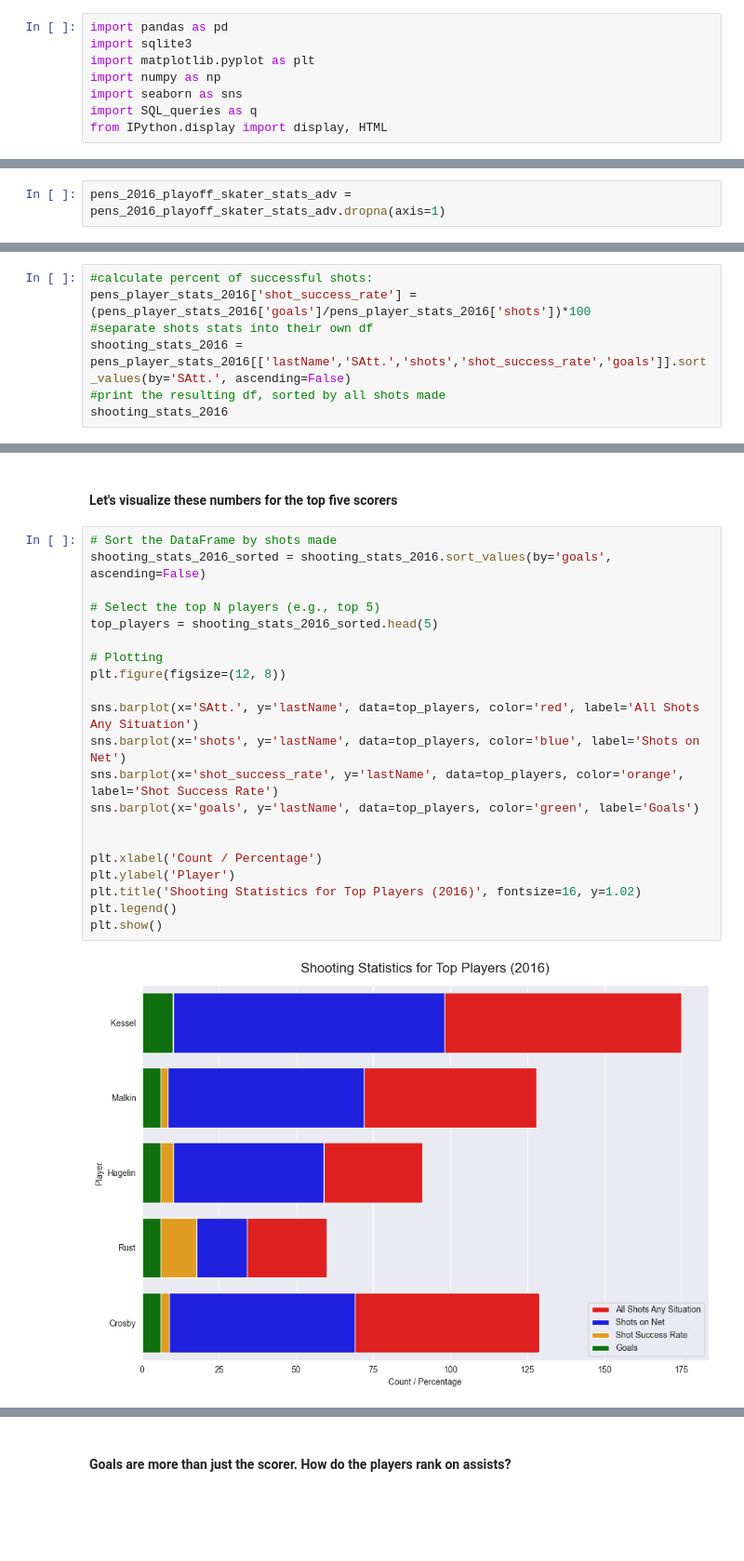
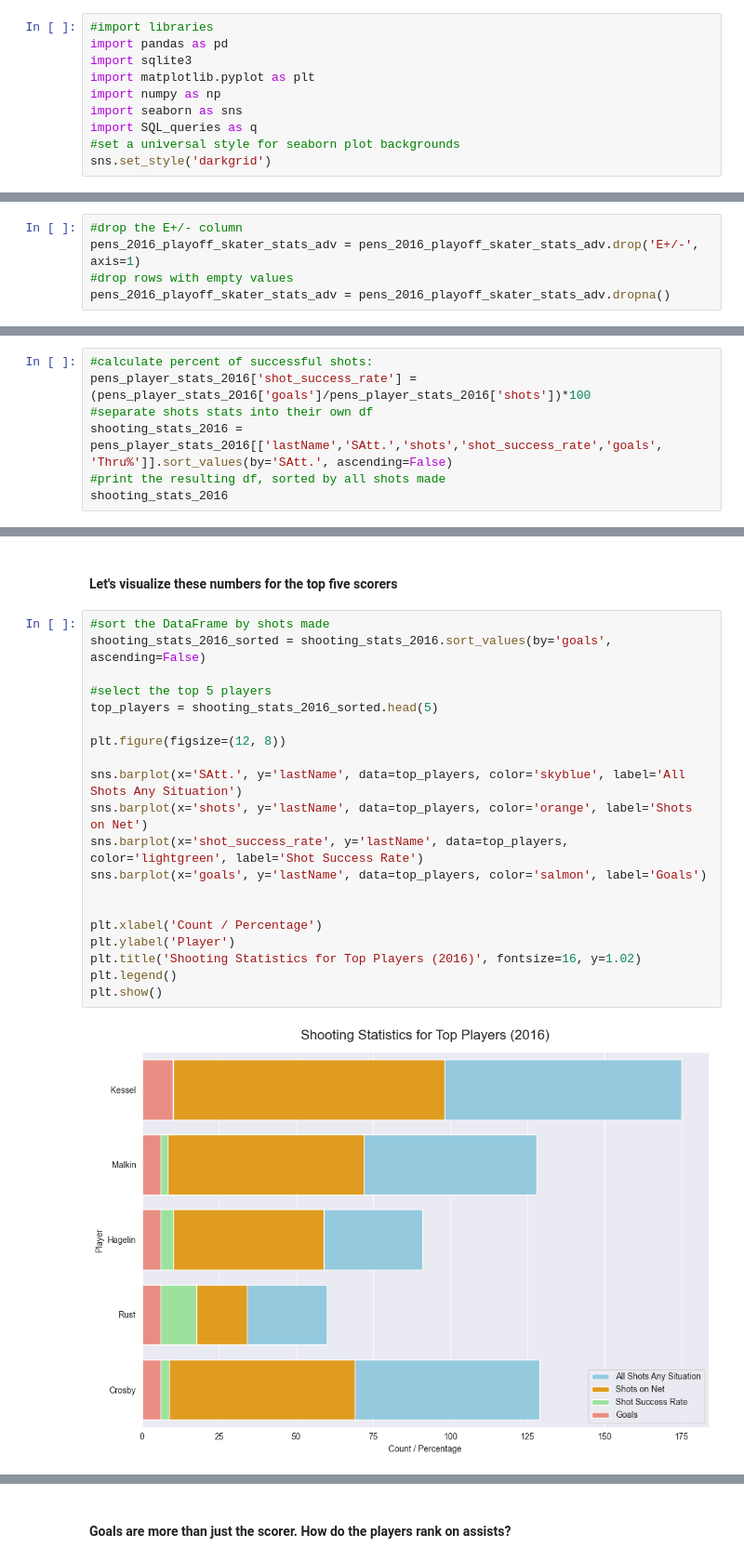
Before and after one commit to boncz/PenguinsHockeyAnalysis, a Jupyter notebook: Pens_playoff_analysis_2016.ipynb, the cells around one changed output, grey strips where cells are left out. Shown at 93% size. Drawn from its saved outputs; the diff is of its cells as text; blank space fills up the shorter version.

```diff
--- a/Pens_playoff_analysis_2016.ipynb
+++ b/Pens_playoff_analysis_2016.ipynb
@@ -1,11 +1,13 @@
 # %%
+#import libraries
 import pandas as pd
 import sqlite3
 import matplotlib.pyplot as plt
 import numpy as np
 import seaborn as sns
 import SQL_queries as q
-from IPython.display import display, HTML
+#set a universal style for seaborn plot backgrounds
+sns.set_style('darkgrid')
 # %% [markdown]
 # Exploratory Data Analysis - Pittsburgh Penguins Playoff Data - 2016
 --------
@@ -675,4 +725,7 @@ Name: GP, dtype: int64
 # %% [markdown]
 Only 2 games, this player was not significant. We can drop all null values in this case.
 # %%
-pens_2016_playoff_skater_stats_adv = pens_2016_playoff_skater_stats_adv.dropna(axis=1)
+#drop the E+/- column
+pens_2016_playoff_skater_stats_adv = pens_2016_playoff_skater_stats_adv.drop('E+/-', axis=1)
+#drop rows with empty values
+pens_2016_playoff_skater_stats_adv = pens_2016_playoff_skater_stats_adv.dropna()
@@ -755,7 +827,7 @@ By examining these shot statistics, analysts and fans gain a comprehensive under
 #calculate percent of successful shots:
 pens_player_stats_2016['shot_success_rate'] = (pens_player_stats_2016['goals']/pens_player_stats_2016['shots'])*100
 #separate shots stats into their own df
-shooting_stats_2016 = pens_player_stats_2016[['lastName','SAtt.','shots','shot_success_rate','goals']].sort_values(by='SAtt.', ascending=False)
+shooting_stats_2016 = pens_player_stats_2016[['lastName','SAtt.','shots','shot_success_rate','goals', 'Thru%']].sort_values(by='SAtt.', ascending=False)
 #print the resulting df, sorted by all shots made
 shooting_stats_2016
 # %% [output]
@@ -779,25 +851,24 @@ shooting_stats_2016
 # %% [markdown]
 #### Let's visualize these numbers for the top five scorers
 # %%
-# Sort the DataFrame by shots made
+#sort the DataFrame by shots made
 shooting_stats_2016_sorted = shooting_stats_2016.sort_values(by='goals', ascending=False)
 
-# Select the top N players (e.g., top 5)
+#select the top 5 players
 top_players = shooting_stats_2016_sorted.head(5)
 
-# Plotting
 plt.figure(figsize=(12, 8))
 
-sns.barplot(x='SAtt.', y='lastName', data=top_players, color='red', label='All Shots Any Situation')
-sns.barplot(x='shots', y='lastName', data=top_players, color='blue', label='Shots on Net')
-sns.barplot(x='shot_success_rate', y='lastName', data=top_players, color='orange', label='Shot Success Rate')
-sns.barplot(x='goals', y='lastName', data=top_players, color='green', label='Goals')
+sns.barplot(x='SAtt.', y='lastName', data=top_players, color='skyblue', label='All Shots Any Situation')
+sns.barplot(x='shots', y='lastName', data=top_players, color='orange', label='Shots on Net')
+sns.barplot(x='shot_success_rate', y='lastName', data=top_players, color='lightgreen', label='Shot Success Rate')
+sns.barplot(x='goals', y='lastName', data=top_players, color='salmon', label='Goals')
 
 
 plt.xlabel('Count / Percentage')
 plt.ylabel('Player')
 plt.title('Shooting Statistics for Top Players (2016)', fontsize=16, y=1.02)
 plt.legend()
 plt.show()
 # %% [output]
-[figure, old version]
+[figure, new version]
```
Also changed, not shown: parts of 71 cells of this notebook, 1 other file.
